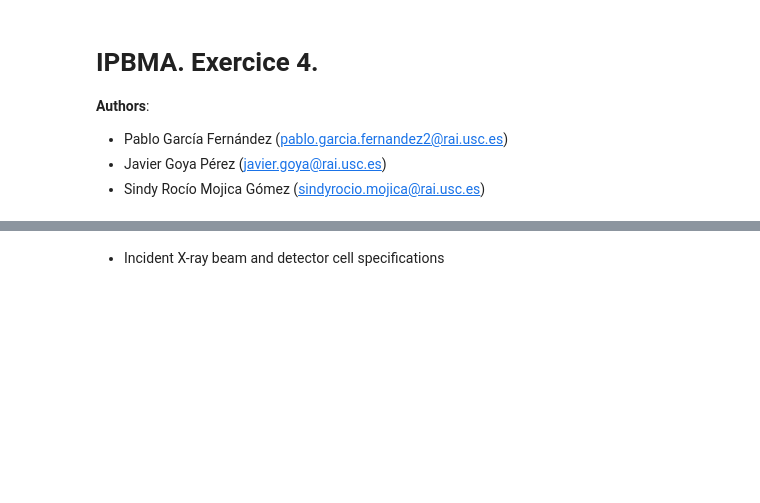
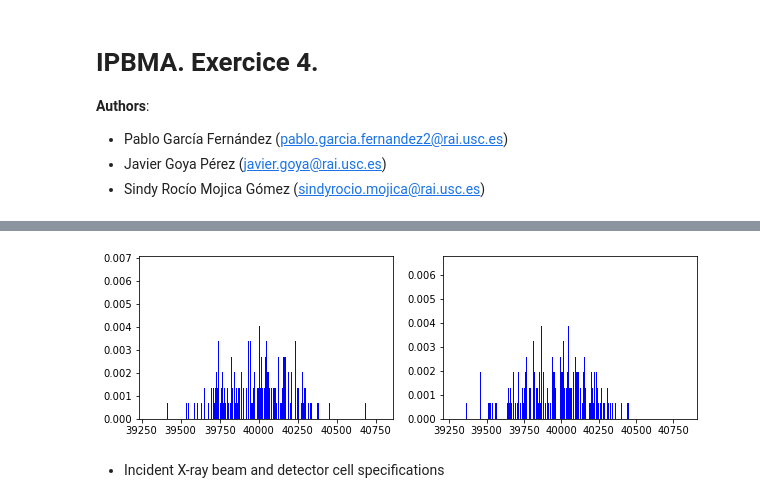
Before and after one commit to PAGF188/IBMA_Ejercicios, a Jupyter notebook: Ejercicio4/ejercicio4.ipynb, the cells around one changed output, grey strips where cells are left out. Drawn from its saved outputs; the diff is of its cells as text; code cells hidden in the pictures; blank space fills up the shorter version.

```diff
--- a/Ejercicio4/ejercicio4.ipynb
+++ b/Ejercicio4/ejercicio4.ipynb
@@ -13,3 +53,13 @@ import matplotlib.pyplot as plt
+# %%
+plt.figure(figsize=(10, 3))
+
+plt.subplot(121)
+plotCellDistribution(imgDataP, 100)
+
+plt.subplot(122)
+plotCellDistribution(imgDataN, 100)
+# %% [output]
+[figure, added]
 # %% [markdown]
 - Incident X-ray beam and detector cell specifications
 # %% [markdown]
```
Also changed, not shown: parts of 2 cells of this notebook, 1 other file.
